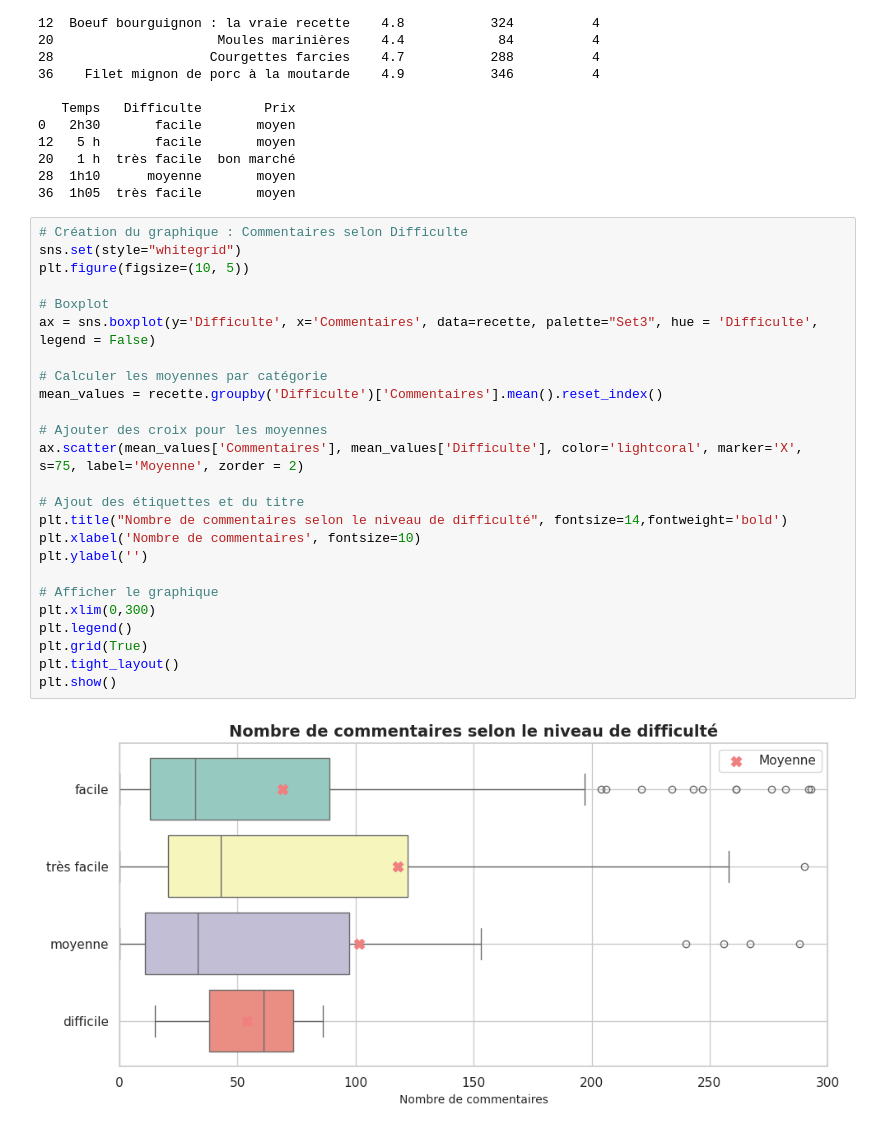
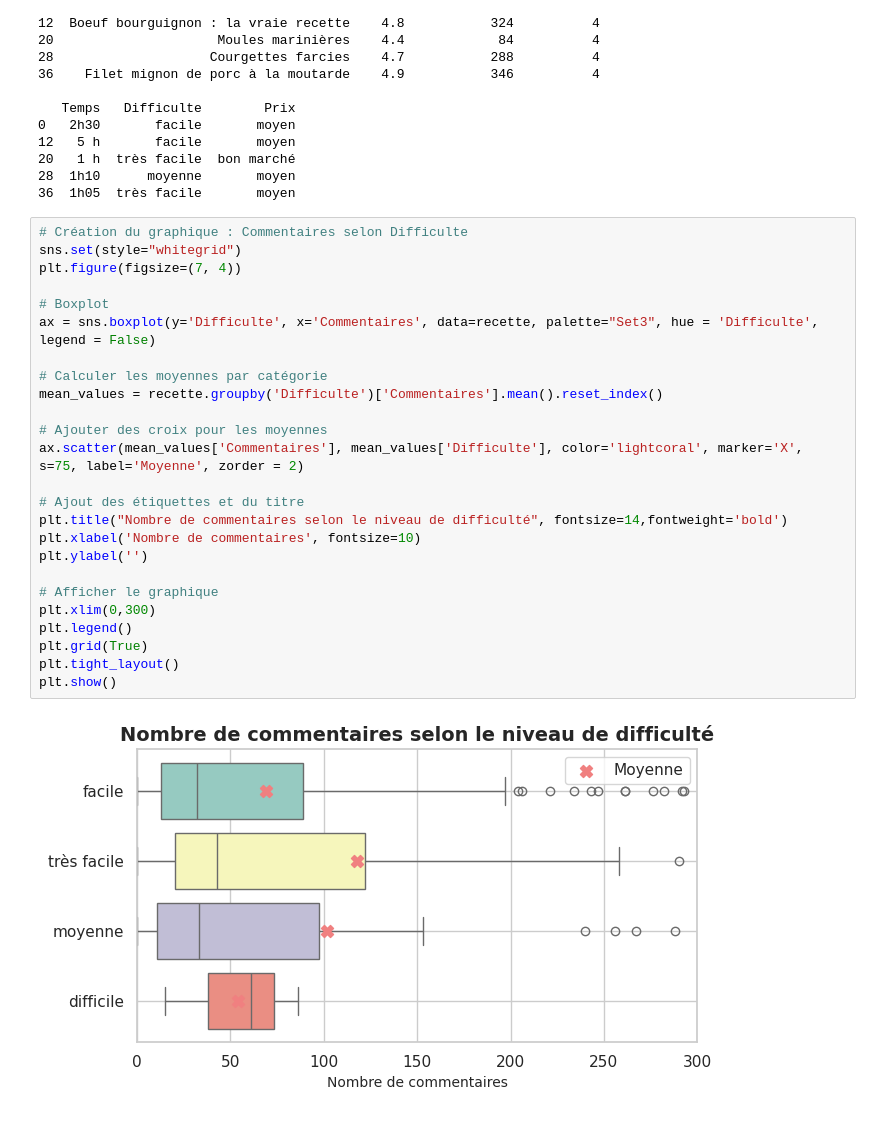
Before and after one commit to Louismoraine/python-pour-data-science, a Jupyter notebook: scripts/projet.ipynb, the cells around one changed output. Saved outputs shown, nothing was run; the diff lists cells and outputs as text.

```diff
--- a/scripts/projet.ipynb
+++ b/scripts/projet.ipynb
@@ -237,27 +237,27 @@ print(recette.head())
 # %%
 # Création du graphique : Commentaires selon Difficulte
 sns.set(style="whitegrid")
-plt.figure(figsize=(10, 5))
+plt.figure(figsize=(7, 4))
 
 # Boxplot
 ax = sns.boxplot(y='Difficulte', x='Commentaires', data=recette, palette="Set3", hue = 'Difficulte', legend = False)
 
 # Calculer les moyennes par catégorie
 mean_values = recette.groupby('Difficulte')['Commentaires'].mean().reset_index()
 
 # Ajouter des croix pour les moyennes
 ax.scatter(mean_values['Commentaires'], mean_values['Difficulte'], color='lightcoral', marker='X', s=75, label='Moyenne', zorder = 2)
 
 # Ajout des étiquettes et du titre
 plt.title("Nombre de commentaires selon le niveau de difficulté", fontsize=14,fontweight='bold')
 plt.xlabel('Nombre de commentaires', fontsize=10)
 plt.ylabel('')
 
 # Afficher le graphique
 plt.xlim(0,300)
 plt.legend()
 plt.grid(True)
 plt.tight_layout()
 plt.show()
 # %% [output]
-[figure, old version]
+[figure, new version]
```
Also changed, not shown: 1 other file.
